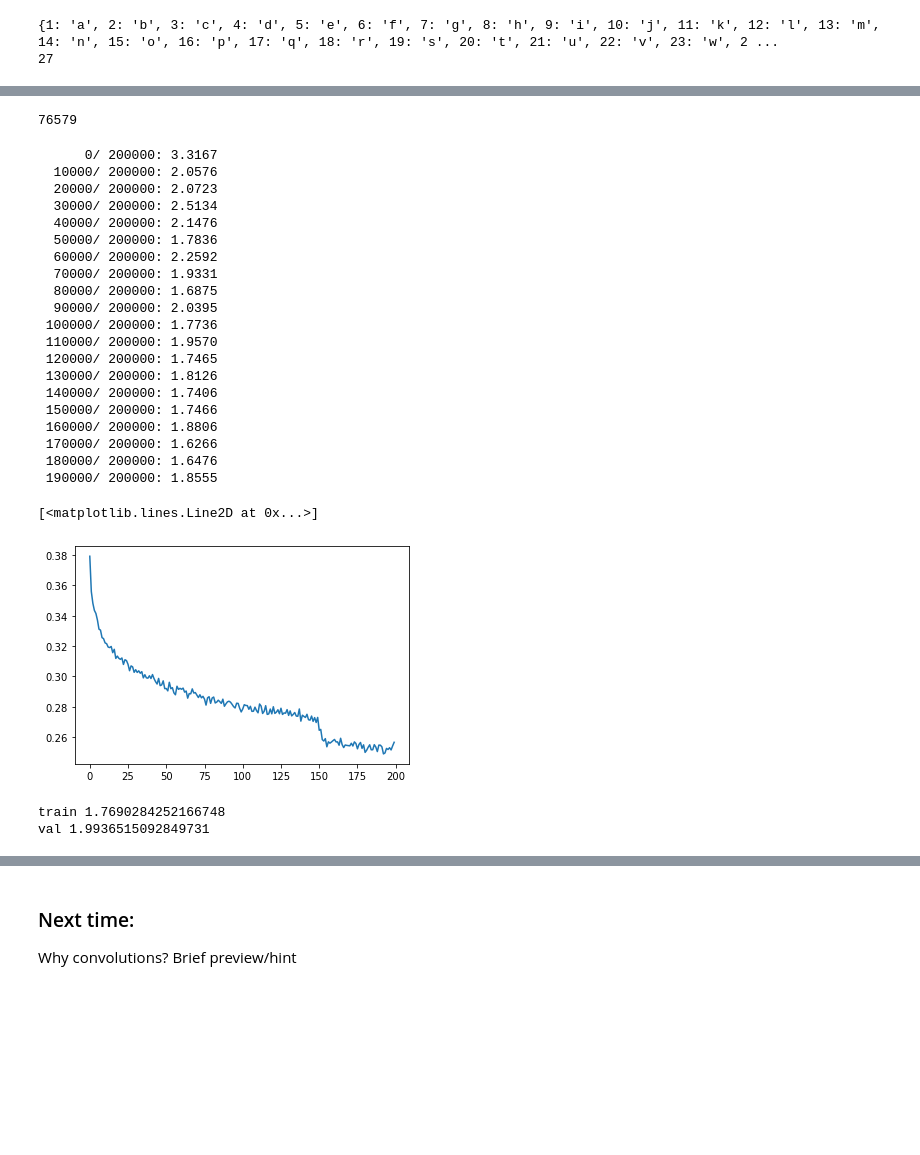
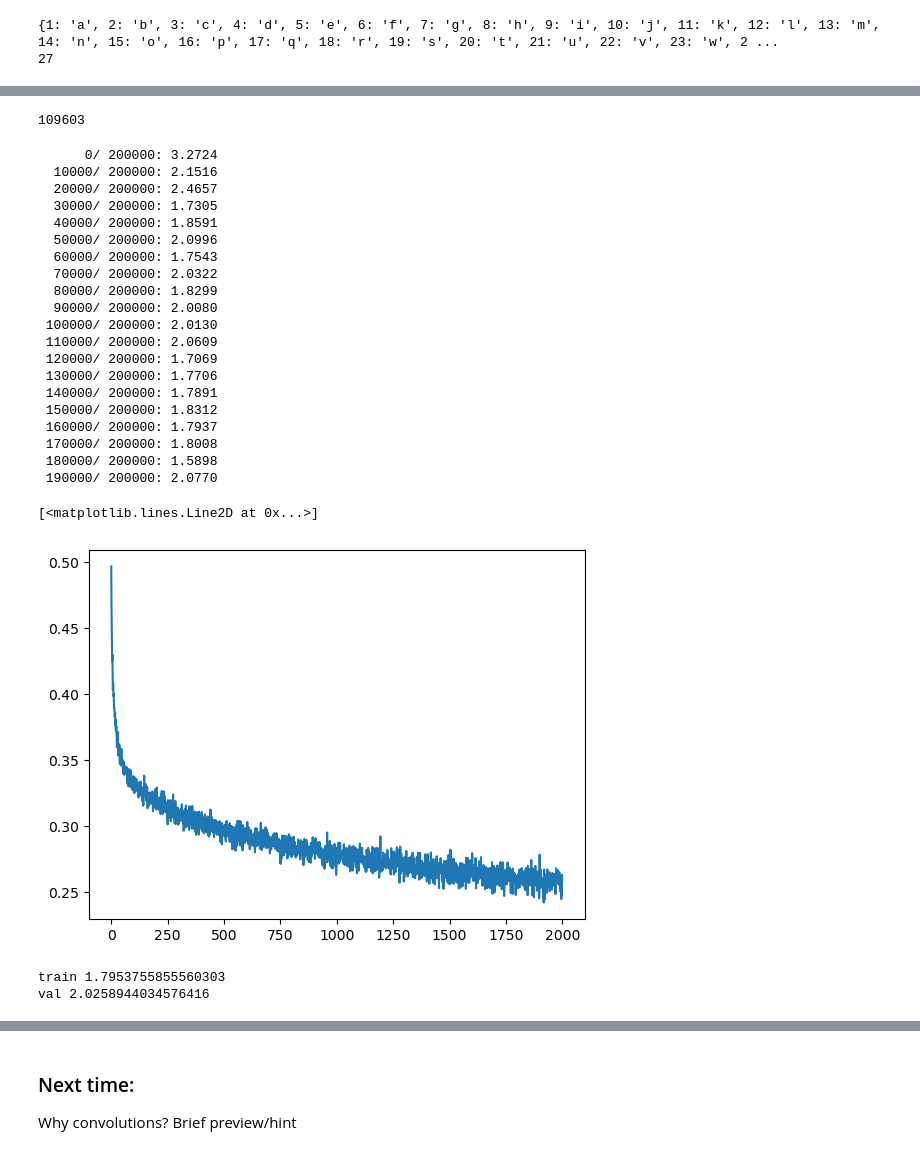
Before and after one commit to osamja/zero-to-hero, a Jupyter notebook: makemore_part5_cnn1.ipynb, the cells around one changed output, grey strips where cells are left out. Drawn from its saved outputs; the diff is of its cells as text; code cells hidden in the pictures; blank space fills up the shorter version.

```diff
--- a/makemore_part5_cnn1.ipynb
+++ b/makemore_part5_cnn1.ipynb
@@ -34,7 +34,7 @@ random.seed(42)
 random.shuffle(words)
 # %%
 # build the dataset
-block_size = 8 # context length: how many characters do we take to predict the next one?
+block_size = 16 # context length: how many characters do we take to predict the next one?
 
 def build_dataset(words):
   X, Y = [], []
@@ -210,9 +217,11 @@ torch.manual_seed(42); # seed rng for reproducibility
 # hierarchical network
 n_embd = 24 # the dimensionality of the character embedding vectors
 n_hidden = 128 # the number of neurons in the hidden layer of the MLP
+
 model = Sequential([
   Embedding(vocab_size, n_embd),
   FlattenConsecutive(2), Linear(n_embd * 2, n_hidden, bias=False), BatchNorm1d(n_hidden), Tanh(),
+  FlattenConsecutive(2), Linear(n_hidden*2, n_hidden, bias=False), BatchNorm1d(n_hidden), Tanh(),
   FlattenConsecutive(2), Linear(n_hidden*2, n_hidden, bias=False), BatchNorm1d(n_hidden), Tanh(),
   FlattenConsecutive(2), Linear(n_hidden*2, n_hidden, bias=False), BatchNorm1d(n_hidden), Tanh(),
   Linear(n_hidden, vocab_size),
@@ -227,7 +236,7 @@ print(sum(p.nelement() for p in parameters)) # number of parameters in total
 for p in parameters:
   p.requires_grad = True
 # %% [output]
-76579
+109603
 # %%
 # same optimization as last time
 max_steps = 200000
@@ -250,7 +259,7 @@ for i in range(max_steps):
   loss.backward()
 
   # update: simple SGD
-  lr = 0.1 if i < 150000 else 0.01 # step learning rate decay
+  lr = 0.1 if i == int(max_steps * .8) else 0.01 # step learning rate decay
   for p in parameters:
     p.data += -lr * p.grad
 
@@ -258,32 +267,35 @@ for i in range(max_steps):
   if i % 10000 == 0: # print every once in a while
     print(f'{i:7d}/{max_steps:7d}: {loss.item():.4f}')
   lossi.append(loss.log10().item())
+
+  # break   # for debugging
 # %% [output]
-      0/ 200000: 3.3167
-  10000/ 200000: 2.0576
-  20000/ 200000: 2.0723
-  30000/ 200000: 2.5134
-  40000/ 200000: 2.1476
-  50000/ 200000: 1.7836
-  60000/ 200000: 2.2592
-  70000/ 200000: 1.9331
-  80000/ 200000: 1.6875
-  90000/ 200000: 2.0395
- 100000/ 200000: 1.7736
- 110000/ 200000: 1.9570
- 120000/ 200000: 1.7465
- 130000/ 200000: 1.8126
- 140000/ 200000: 1.7406
- 150000/ 200000: 1.7466
- 160000/ 200000: 1.8806
- 170000/ 200000: 1.6266
- 180000/ 200000: 1.6476
- 190000/ 200000: 1.8555
+      0/ 200000: 3.2724
+  10000/ 200000: 2.1516
+  20000/ 200000: 2.4657
+  30000/ 200000: 1.7305
+  40000/ 200000: 1.8591
+  50000/ 200000: 2.0996
+  60000/ 200000: 1.7543
+  70000/ 200000: 2.0322
+  80000/ 200000: 1.8299
+  90000/ 200000: 2.0080
+ 100000/ 200000: 2.0130
+ 110000/ 200000: 2.0609
+ 120000/ 200000: 1.7069
+ 130000/ 200000: 1.7706
+ 140000/ 200000: 1.7891
+ 150000/ 200000: 1.8312
+ 160000/ 200000: 1.7937
+ 170000/ 200000: 1.8008
+ 180000/ 200000: 1.5898
+ 190000/ 200000: 2.0770
 # %%
-plt.plot(torch.tensor(lossi).view(-1, 1000).mean(1))
+num_batch_to_avg = 100
+plt.plot(torch.tensor(lossi).view(-1, num_batch_to_avg).mean(1))
 # %% [output]
 [<matplotlib.lines.Line2D at 0x...>]
-[figure, old version]
+[figure, new version]
 # %%
 # put layers into eval mode (needed for batchnorm especially)
 for layer in model.layers:
@@ -304,8 +316,8 @@ def split_loss(split):
 split_loss('train')
 split_loss('val')
 # %% [output]
-train 1.7690284252166748
-val 1.9936515092849731
+train 1.7953755855560303
+val 2.0258944034576416
 # %% [markdown]
 ### performance log
 
```
Also changed, not shown: parts of 10 cells of this notebook.
